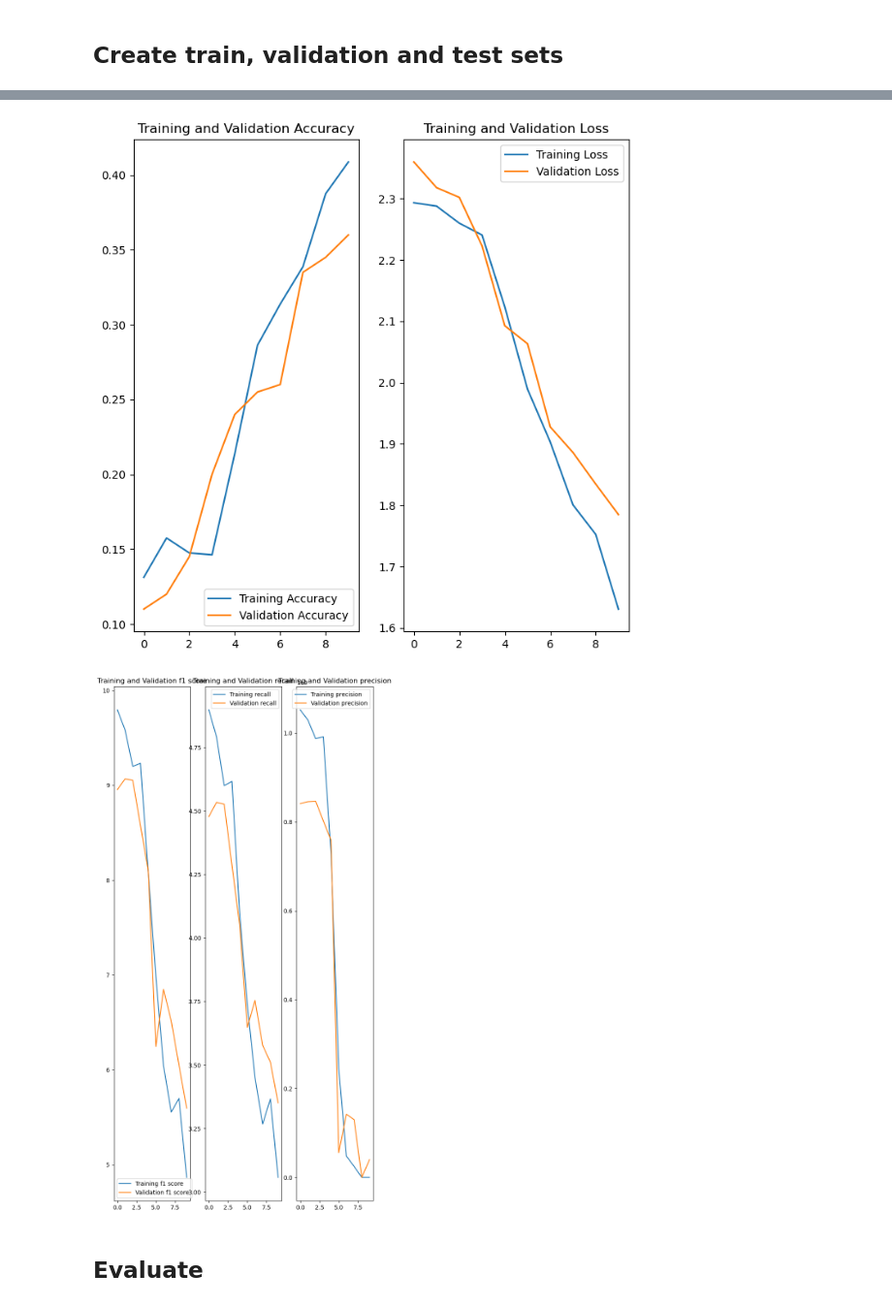
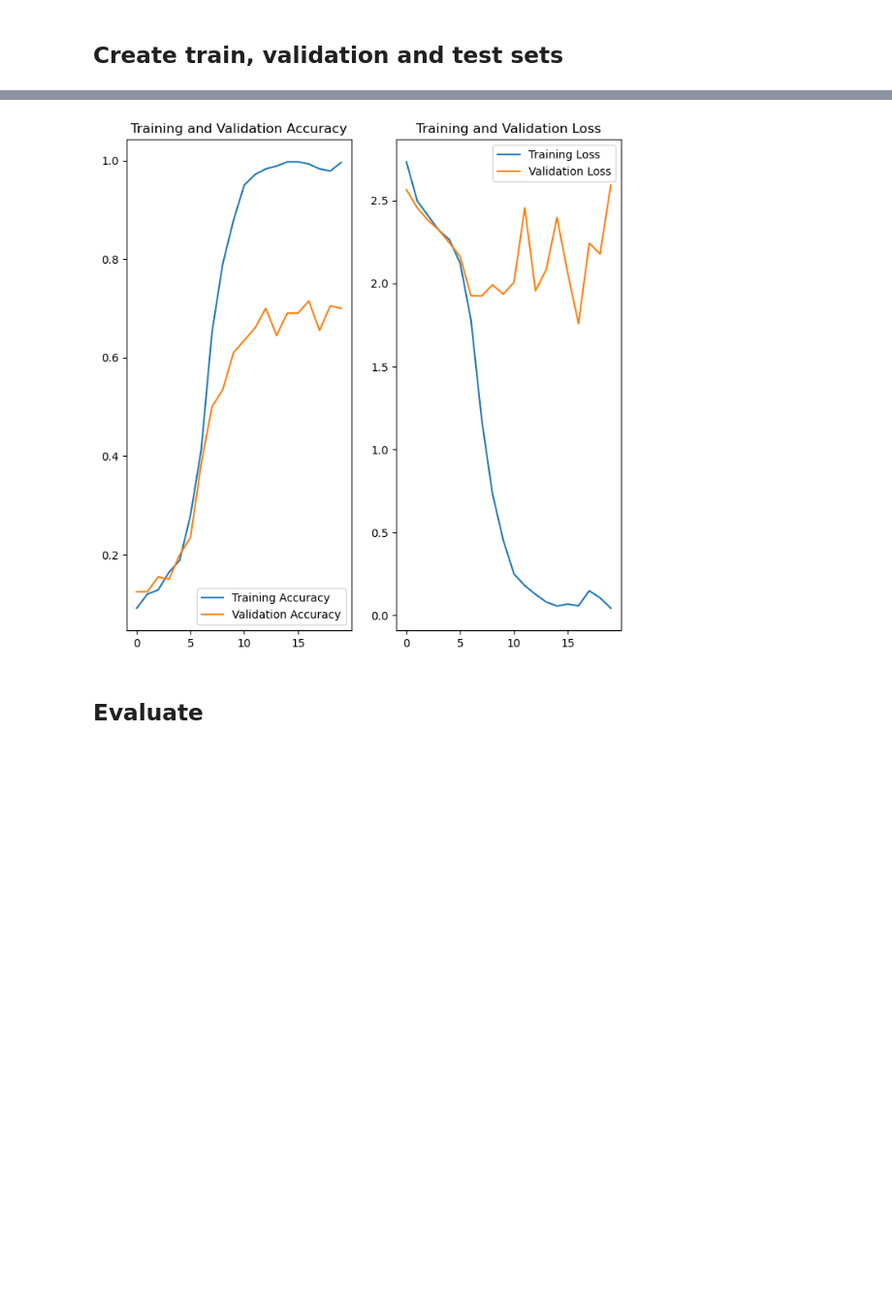
Before and after one commit to littleali/ml-case-study, a Jupyter notebook: IDClassification.ipynb, the cells around one changed output, grey strips where cells are left out. Shown at 97% size. Drawn from its saved outputs; the diff is of its cells as text; code cells hidden in the pictures; blank space fills up the shorter version.

```diff
--- a/IDClassification.ipynb
+++ b/IDClassification.ipynb
@@ -19,9 +19,9 @@ We need to put the images of each class in seperate folder with appropriate name
 Using 20% of images as *test* set and the remaining 80% as *train* set. Resizing the images to `img_height`, `img_width`.
 Also exporting `csv` file to use in backend app.
 # %%
-batch_size = 24
-img_height = 128
-img_width = 128
+batch_size = 25
+img_height = 256
+img_width = 256
 
 data = tf.keras.utils.image_dataset_from_directory('data', image_size=(img_height, img_width) , batch_size=batch_size)
 class_names = data.class_names
@@ -75,13 +64,5 @@ To prevent overfitting:
 # %%
-import tensorflow_addons as tfa
 model = Sequential()
-
-# model.add(layers.RandomBrightness(0.2, input_shape=(img_height, img_width, 3)))
-# model.add(layers.RandomContrast(0.2))
-# model.add(layers.RandomRotation(0.2))
-
-
-# model.add(layers.Rescaling(1./255, input_shape=(img_height, img_width, 3)))
 
 model.add(layers.Dense(64, activation='relu',
           kernel_regularizer=regularizers.l1_l2(l1=1e-5, l2=1e-4),
@@ -104,7 +85,7 @@ model.add(layers.Dense(num_classes, activation='softmax'))
 
 model.compile(optimizer=tf.keras.optimizers.Adam(),
               loss=tf.keras.losses.SparseCategoricalCrossentropy(from_logits=True),
-              metrics=["accuracy",])
+              metrics=["accuracy"])
 
 model.summary()
 # %% [output]
@@ -153,61 +133,27 @@ Epoch 20/20
 # %%
 acc = history.history['accuracy']
 val_acc = history.history['val_accuracy']
 
-f1_m = history.history['f1_m']
-val_f1_m = history.history['val_f1_m']
-
-precision_m = history.history['precision_m']
-val_precision_m = history.history['val_precision_m']
-
-recall_m = history.history['recall_m']
-val_recall_m = history.history['val_recall_m']
 
 loss = history.history['loss']
 val_loss = history.history['val_loss']
 
 epochs_range = range(epochs)
 
 plt.figure(figsize=(8, 8))
 plt.subplot(1, 2, 1)
 plt.plot(epochs_range, acc, label='Training Accuracy')
 plt.plot(epochs_range, val_acc, label='Validation Accuracy')
 plt.legend(loc='lower right')
 plt.title('Training and Validation Accuracy')
 
 plt.subplot(1, 2, 2)
 plt.plot(epochs_range, loss, label='Training Loss')
 plt.plot(epochs_range, val_loss, label='Validation Loss')
 plt.legend(loc='upper right')
 plt.title('Training and Validation Loss')
 plt.show()
-
-plt.figure(figsize=(8, 16))
-
-plt.subplot(1,3 , 1)
-plt.plot(epochs_range, f1_m, label='Training f1 score')
-plt.plot(epochs_range, val_f1_m, label='Validation f1 score')
-plt.legend(loc='lower left')
-plt.title('Training and Validation f1 score')
-
-plt.subplot(1, 3, 2)
-plt.plot(epochs_range, recall_m, label='Training recall')
-plt.plot(epochs_range, val_recall_m, label='Validation recall')
-plt.legend(loc='upper right')
-plt.title('Training and Validation recall')
-
-
-plt.subplot(1, 3, 3)
-plt.plot(epochs_range, precision_m, label='Training precision')
-plt.plot(epochs_range, val_precision_m, label='Validation precision')
-plt.legend(loc='upper right')
-plt.title('Training and Validation precision')
-
-
-
-plt.show()
 # %% [output]
-[figure, old version]
+[figure, new version]
-[figure, removed]
 # %% [markdown]
 ## Evaluate
```
Also changed, not shown: parts of 13 cells of this notebook, 7 other files.
